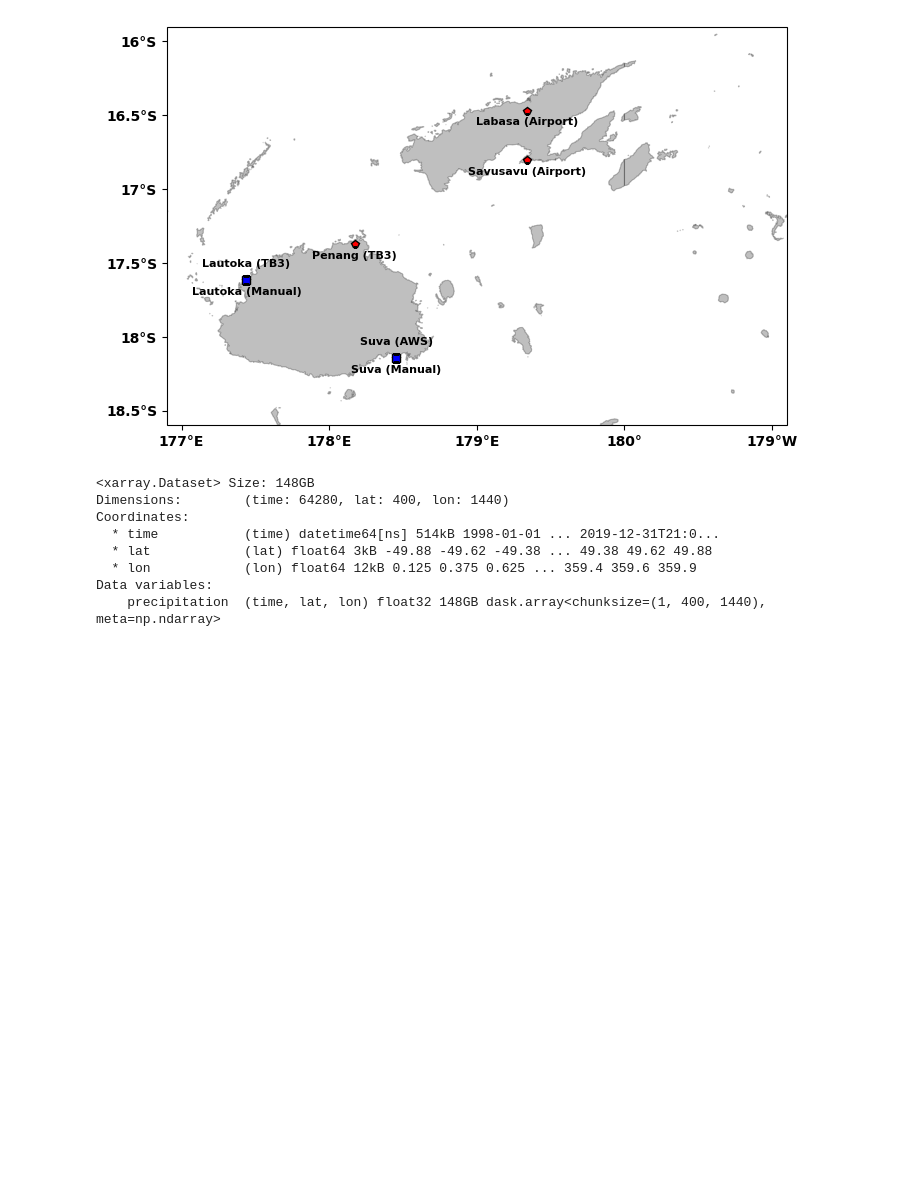
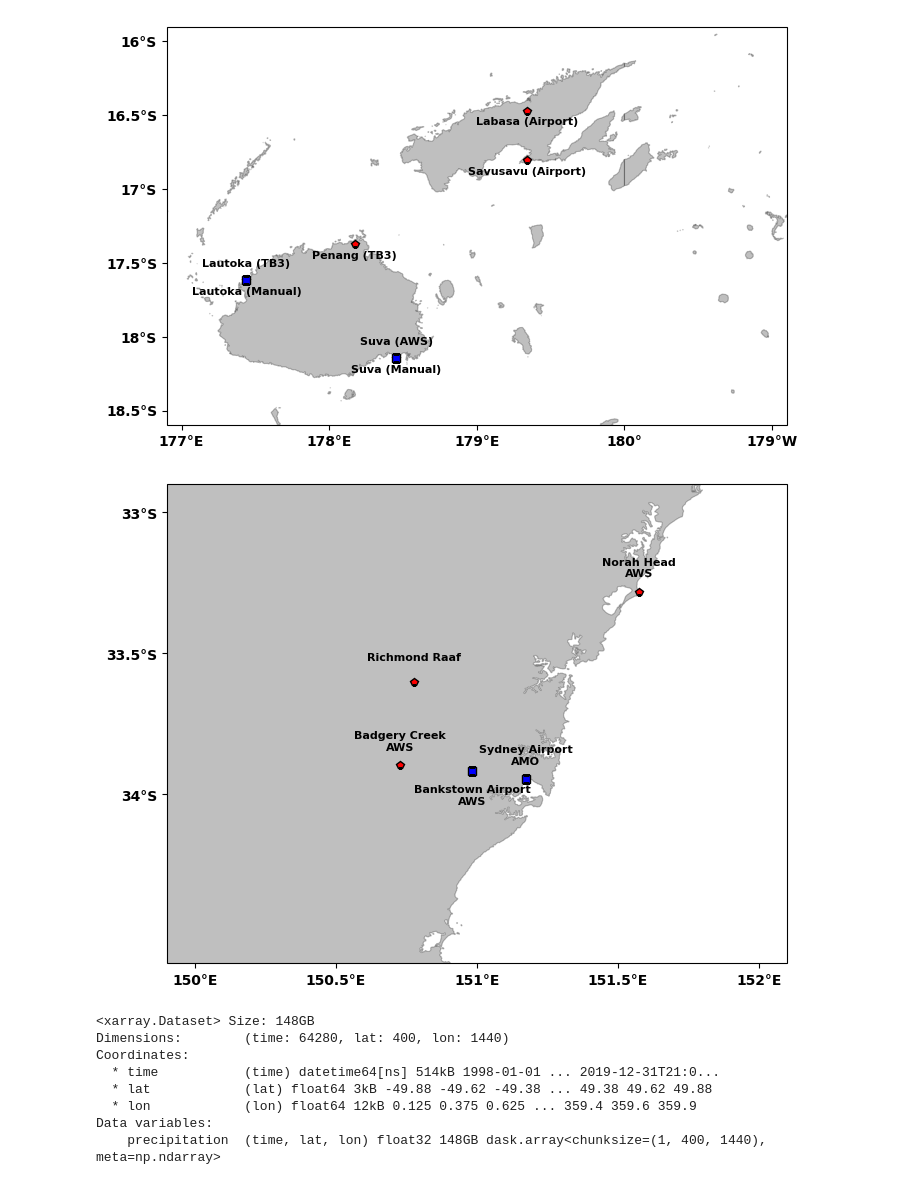
Before and after one commit to 21centuryweather/hk25-AusNode-ExtremePrecipitation, a Jupyter notebook: Data/Stations/Fiji_Meteorological_Service/Fiji_stations_process_AC.ipynb, the cells around one changed output. Drawn from its saved outputs; the diff is of its cells as text; code cells hidden in the pictures; blank space fills up the shorter version.

```diff
--- a/Data/Stations/Fiji_Meteorological_Service/Fiji_stations_process_AC.ipynb
+++ b/Data/Stations/Fiji_Meteorological_Service/Fiji_stations_process_AC.ipynb
@@ -31,6 +31,8 @@ import cmocean.cm as cmo
 # %%
 #Path to data
 data_path = '/Users/ashneelchandra/OneDrive - The University of Melbourne/Graduate Colloquium - Global Hackathon/hackathon/hk25-AusNode-ExtremePrecipitation/Data/Stations/Fiji_Meteorological_Service/'
+
+plot_path = '/Users/ashneelchandra/OneDrive - The University of Melbourne/Graduate Colloquium - Global Hackathon/hackathon/hk25-AusNode-ExtremePrecipitation/Plots/'
 # %%
 #Fiji Stations locations (you can comment/uncomment the stations you do not need or need)
 lon_array = []
@@ -184,6 +187,61 @@ plt.savefig(data_path + 'Fiji_station_locations_new.jpg', dpi=600, bbox_inches='
 plt.savefig(data_path + 'Fiji_station_locations_new.pdf', format='pdf', bbox_inches='tight', pad_inches=0.0)
 # %% [output]
 [figure]
+# %%
+# Plot Sydney map and station locations
+
+
+fig, axes = plt.subplots(nrows=1, ncols=1, figsize=[8, 8], subplot_kw={'projection': ccrs.PlateCarree(central_longitude=180)})
+
+# Define the font properties for legend and tick labels
+legend_font = FontProperties()
+legend_font.set_size(10)
+legend_font.set_weight('bold')
+tick_font = FontProperties()
+tick_font.set_size(10)
+tick_font.set_weight('bold')
+
+ax = axes  # Access the current subplot
+ax.set_aspect(1)  # Set aspect ratio
+
+# Add high-resolution coastlines
+#ax.add_feature(cfeature.COASTLINE.with_scale('10m'))
+#ax.add_feature(cfeature.LAND, color='none', zorder=0, linewidth=1, edgecolor='black', alpha=0.25)
+#ax.coastlines(resolution='50m', linewidth=0.5, color='black')
+ax.add_feature(cfeature.GSHHSFeature(scale="full"), color='black', zorder=1, linewidth=0.8, edgecolor='black', alpha=0.25)
+
+for i in range(len(lon_array_syd)):
+    # Plot points
+    if i == 3 or i == 4:
+        ax.plot(lon_array_syd[i] - 180, lat_array_syd[i], 'sk', markersize=6, markerfacecolor='b', markeredgecolor='k')
+    else:
+        ax.plot(lon_array_syd[i] - 180, lat_array_syd[i], 'pk', markersize=6, markerfacecolor='r', markeredgecolor='k')
+
+    # Add text annotations
+    if i == 4:
+        ax.text(lon_array_syd[i] - 180, lat_array_syd[i] - 0.085, station_names_syd[i], fontsize=8, fontweight='bold', ha='center', va='center')
+    else:
+        ax.text(lon_array_syd[i] - 180, lat_array_syd[i] + 0.085, station_names_syd[i], fontsize=8, fontweight='bold', ha='center', va='center')
+
+
+# Customize tick labels and limits
+ax.set_xlim([149.9-180, 152.1-180])
+ax.set_ylim([-34.6, -32.9])
+ax.set_xticks(np.arange(150-180, 152.5-180, 0.5))
+ax.set_yticks(np.arange(-34, -32.5, 0.5))
+ax.tick_params(axis='x', labelsize=10)
+ax.tick_params(axis='y', labelsize=10)
+ax.set_xticklabels(ax.get_xticks(), fontproperties=tick_font)
+ax.set_yticklabels(ax.get_yticks(), fontproperties=tick_font)
+
+# Format longitude and latitude labels
+ax.xaxis.set_major_formatter(cticker.LongitudeFormatter())
+ax.yaxis.set_major_formatter(cticker.LatitudeFormatter())
+
+plt.savefig(plot_path + 'Sydney_station_locations.jpg', dpi=600, bbox_inches='tight', pad_inches=0.0)
+plt.savefig(plot_path + 'Sydney_station_locations.pdf', format='pdf', bbox_inches='tight', pad_inches=0.0)
+# %% [output]
+[figure, added]
 # %%
 #Compute mean TRMM rainfall (from 3 hourly data) (1998-01-01 to 2019-12-31)
 trmm_path = '/Users/ashneelchandra/Library/CloudStorage/Dropbox/documents/Data/TRMM_3B42/precipitation/' #Path to TRMM data
```
Also changed, not shown: parts of 3 cells of this notebook, 5 other files.
